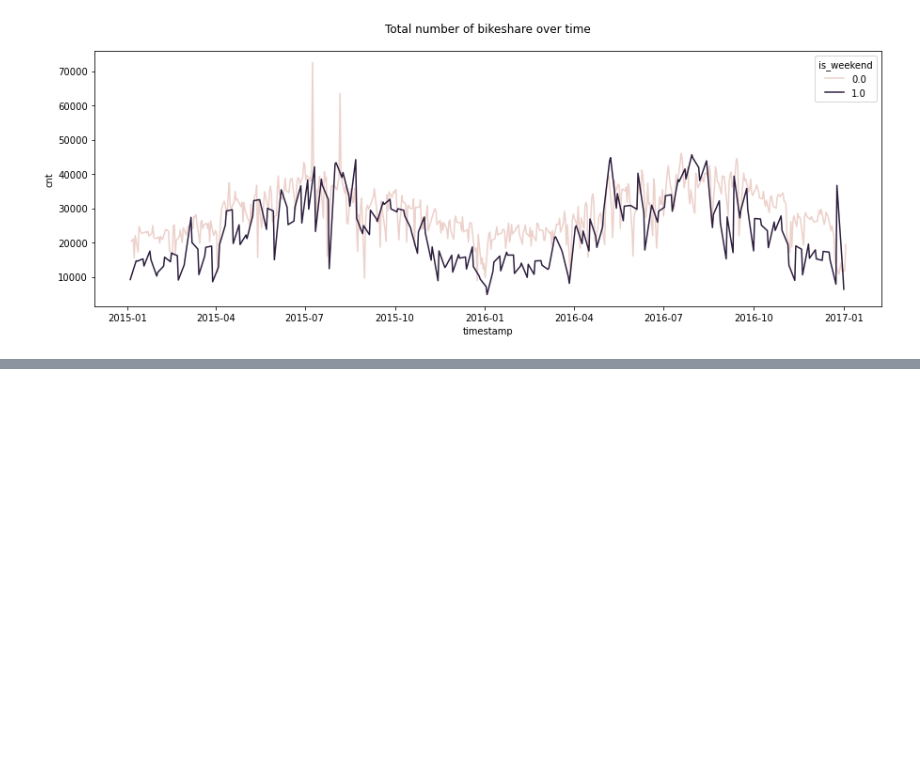
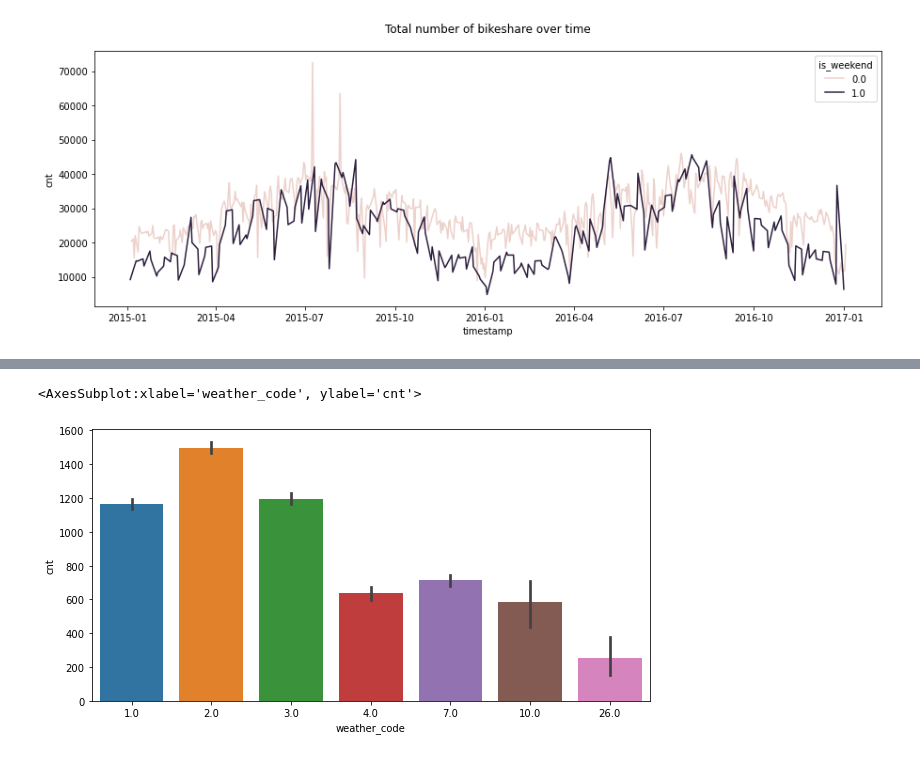
Before and after one commit to Kasidit-au/London_BikeShare, a Jupyter notebook: London bike.ipynb, the cells around one changed output, grey strips where cells are left out. Cells and saved outputs as stored; diff of their text form; code cells hidden in the pictures; blank space fills up the shorter version.

```diff
--- a/London bike.ipynb
+++ b/London bike.ipynb
@@ -176,0 +150,6 @@ Text(0.5, 1.05, 'Total number of bikeshare over time')
+# %%
+plt.figure(figsize=(10,5))
+sns.barplot(data=df,x='weather_code',y='cnt')
+# %% [output]
+<AxesSubplot:xlabel='weather_code', ylabel='cnt'>
+[figure, added]
```
Also changed, not shown: parts of 18 cells of this notebook.
